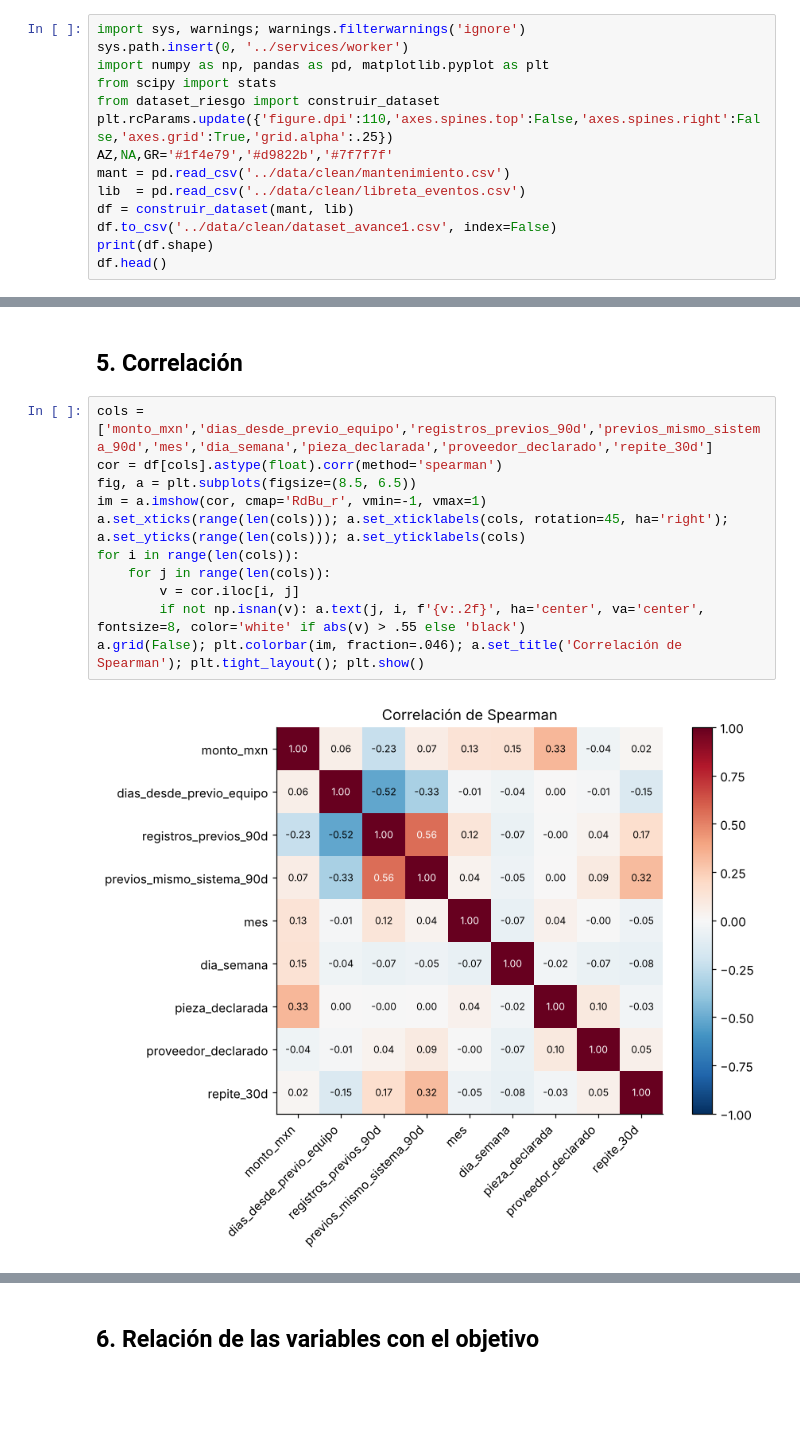
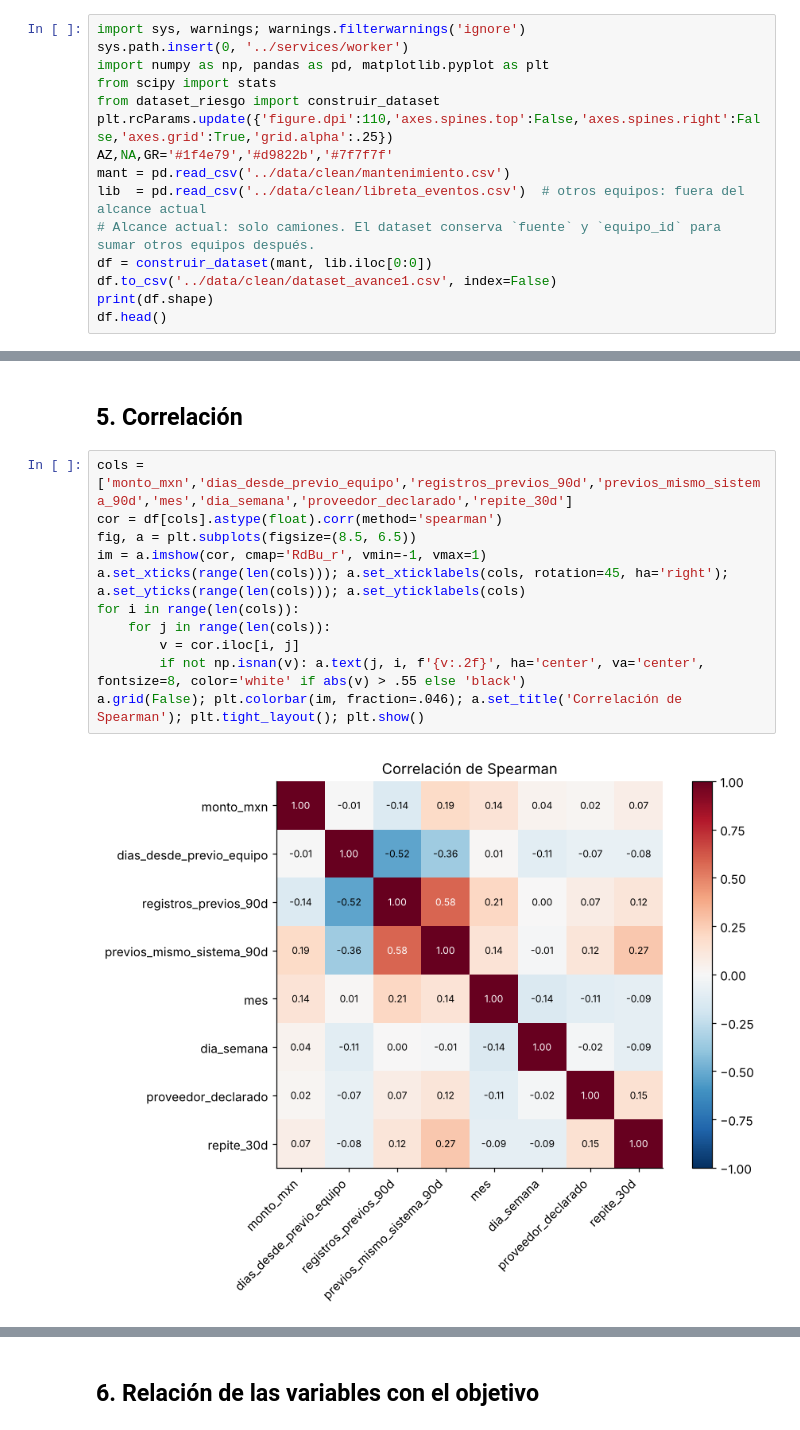
Before and after one commit to Carlosvzc/data-startup-minetrac, a Jupyter notebook: notebooks/Avance1_EDA_MineTrac.ipynb, the cells around one changed output, grey strips where cells are left out. Drawn from its saved outputs; the diff is of its cells as text; blank space fills up the shorter version.

Commit message:
Avance 1: alcance solo camiones (317 registros)
Co-Authored-By: Claude Sonnet 5.5 <noreply@anthropic.com>
Claude-Session: https://claude.ai/code/session_01Euv1bWQK4L218BeMCZ6n7X

```diff
--- a/notebooks/Avance1_EDA_MineTrac.ipynb
+++ b/notebooks/Avance1_EDA_MineTrac.ipynb
@@ -18,8 +18,9 @@ from dataset_riesgo import construir_dataset
 plt.rcParams.update({'figure.dpi':110,'axes.spines.top':False,'axes.spines.right':False,'axes.grid':True,'grid.alpha':.25})
 AZ,NA,GR='#1f4e79','#d9822b','#7f7f7f'
 mant = pd.read_csv('../data/clean/mantenimiento.csv')
-lib  = pd.read_csv('../data/clean/libreta_eventos.csv')
-df = construir_dataset(mant, lib)
+lib  = pd.read_csv('../data/clean/libreta_eventos.csv')  # otros equipos: fuera del alcance actual
+# Alcance actual: solo camiones. El dataset conserva `fuente` y `equipo_id` para sumar otros equipos después.
+df = construir_dataset(mant, lib.iloc[0:0])
 df.to_csv('../data/clean/dataset_avance1.csv', index=False)
 print(df.shape)
 df.head()
@@ -141,18 +143,18 @@ plt.tight_layout(); plt.show()
 # %% [markdown]
 ## 5. Correlación
 # %%
-cols = ['monto_mxn','dias_desde_previo_equipo','registros_previos_90d','previos_mismo_sistema_90d','mes','dia_semana','pieza_declarada','proveedor_declarado','repite_30d']
+cols = ['monto_mxn','dias_desde_previo_equipo','registros_previos_90d','previos_mismo_sistema_90d','mes','dia_semana','proveedor_declarado','repite_30d']
 cor = df[cols].astype(float).corr(method='spearman')
 fig, a = plt.subplots(figsize=(8.5, 6.5))
 im = a.imshow(cor, cmap='RdBu_r', vmin=-1, vmax=1)
 a.set_xticks(range(len(cols))); a.set_xticklabels(cols, rotation=45, ha='right'); a.set_yticks(range(len(cols))); a.set_yticklabels(cols)
 for i in range(len(cols)):
     for j in range(len(cols)):
         v = cor.iloc[i, j]
         if not np.isnan(v): a.text(j, i, f'{v:.2f}', ha='center', va='center', fontsize=8, color='white' if abs(v) > .55 else 'black')
 a.grid(False); plt.colorbar(im, fraction=.046); a.set_title('Correlación de Spearman'); plt.tight_layout(); plt.show()
 # %% [output]
-[figure, old version]
+[figure, new version]
 # %%
 cor['repite_30d'].drop('repite_30d').sort_values(key=abs, ascending=False).round(3)
 # %% [output]
```
Also changed, not shown: parts of 19 cells of this notebook.
